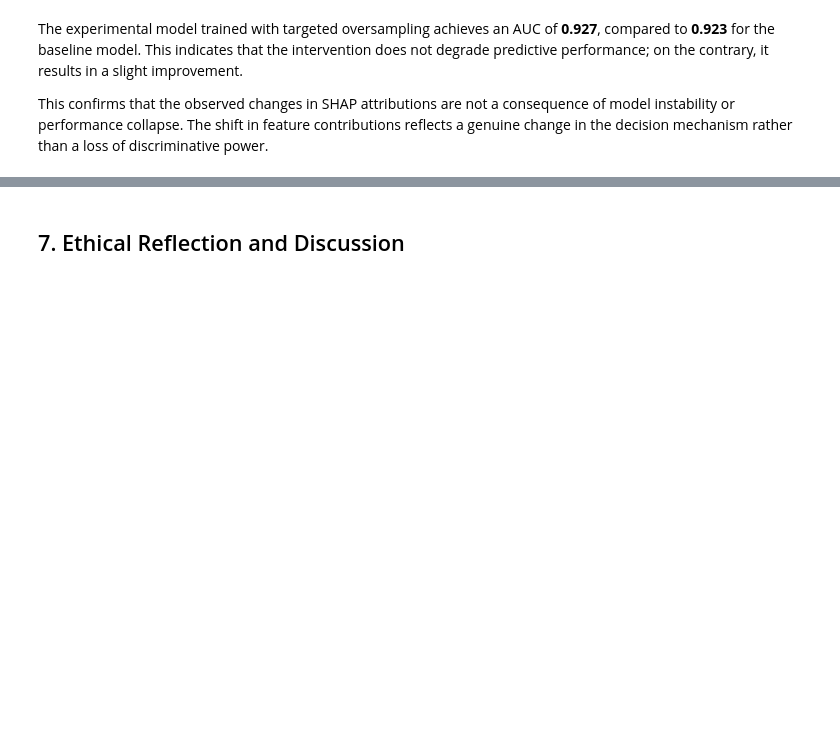
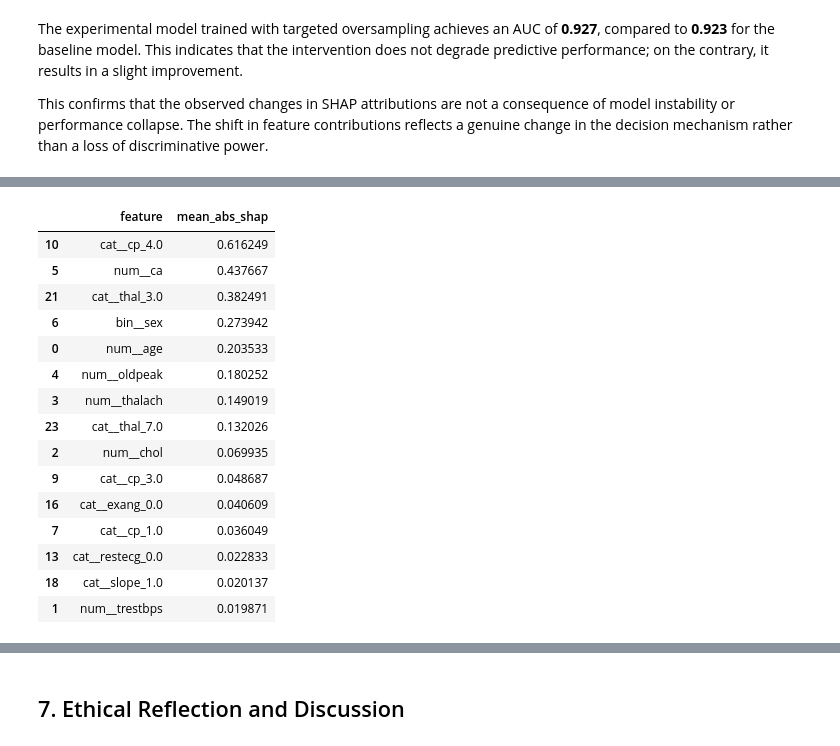
Before and after one commit to Mihalachee/Phenotypic-Bias-in-Heart-Disease-Prediction, a Jupyter notebook: indiviual.ipynb, the cells around one changed output, grey strips where cells are left out. Saved outputs shown, nothing was run; the diff lists cells and outputs as text; code cells hidden in the pictures; blank space fills up the shorter version.

```diff
--- a/indiviual.ipynb
+++ b/indiviual.ipynb
@@ -3059,0 +3161,27 @@ This confirms that the observed changes in SHAP attributions are not a consequen
+# %%
+
+mean_abs_shap = np.mean(np.abs(shap_values), axis=0)
+
+shap_global_df = pd.DataFrame({
+    "feature": X_test_enc_df.columns,
+    "mean_abs_shap": mean_abs_shap
+}).sort_values("mean_abs_shap", ascending=False)
+
+shap_global_df.head(15)
+# %% [output]
+|  | feature | mean_abs_shap |
+| 10 | cat__cp_4.0 | 0.616249 |
+| 5 | num__ca | 0.437667 |
+| 21 | cat__thal_3.0 | 0.382491 |
+| 6 | bin__sex | 0.273942 |
+| 0 | num__age | 0.203533 |
+| 4 | num__oldpeak | 0.180252 |
+| 3 | num__thalach | 0.149019 |
+| 23 | cat__thal_7.0 | 0.132026 |
+| 2 | num__chol | 0.069935 |
+| 9 | cat__cp_3.0 | 0.048687 |
+| 16 | cat__exang_0.0 | 0.040609 |
+| 7 | cat__cp_1.0 | 0.036049 |
+| 13 | cat__restecg_0.0 | 0.022833 |
+| 18 | cat__slope_1.0 | 0.020137 |
+| 1 | num__trestbps | 0.019871 |
```
Also changed, not shown: parts of 32 cells of this notebook, 2 other files.
